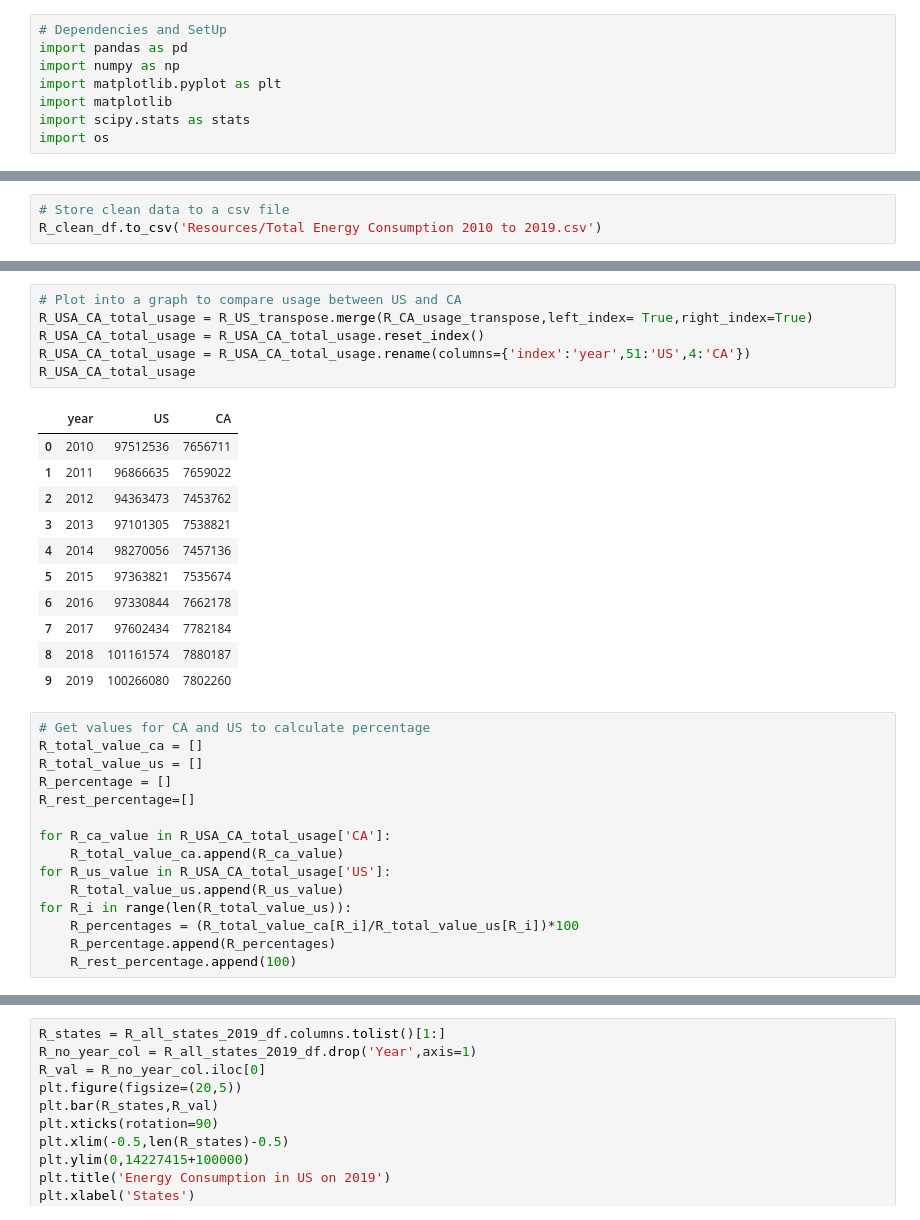
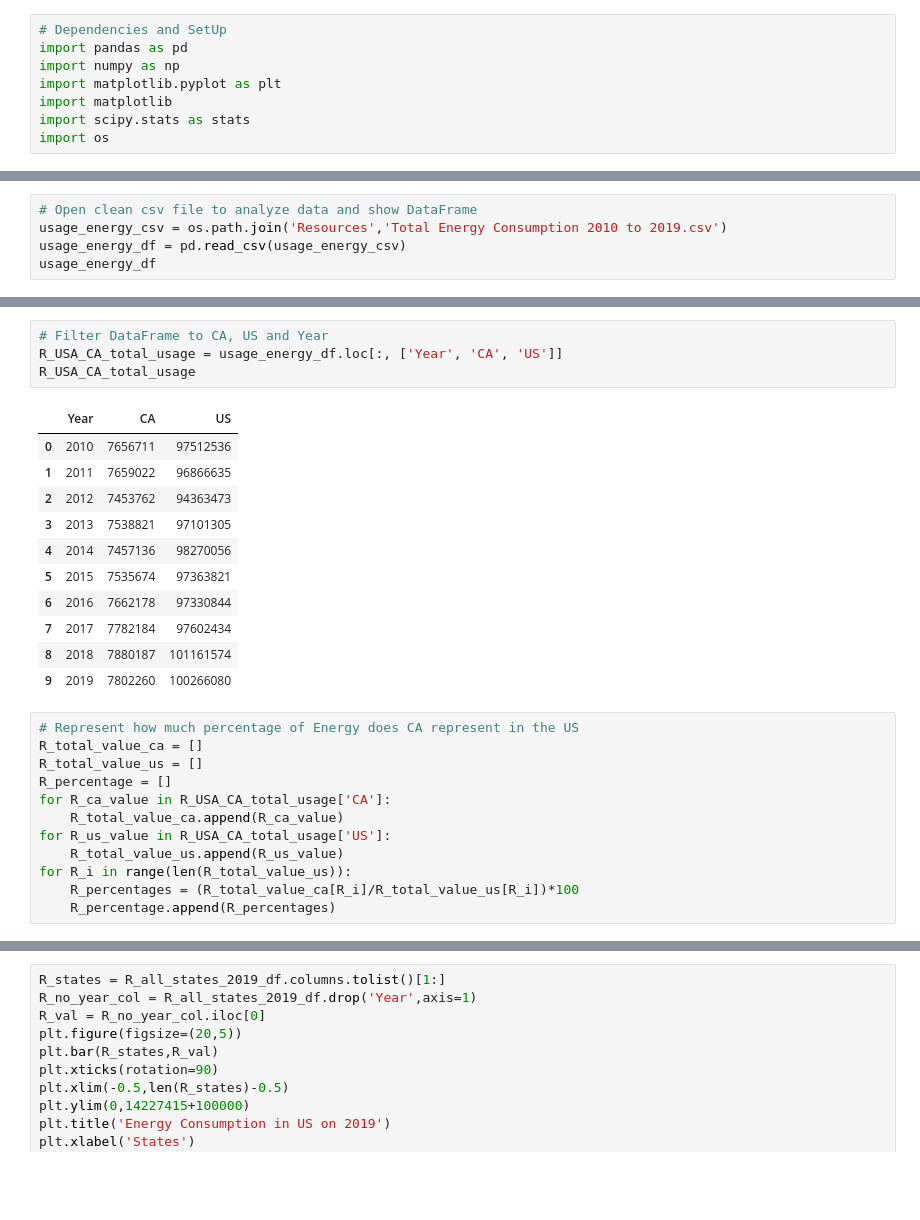
Before and after one commit to DylanRCastillo/CA-US-Emissions-and-Energy-Production, a Jupyter notebook: Total Energy Usage.ipynb, the cells around one changed output, grey strips where cells are left out. Saved outputs shown, nothing was run; the diff lists cells and outputs as text; blank space fills up the shorter version.

```diff
--- a/Total Energy Usage.ipynb
+++ b/Total Energy Usage.ipynb
@@ -36,3 +11,5 @@ R_clean_df.head()
 # %%
-# Store clean data to a csv file
-R_clean_df.to_csv('Resources/Total Energy Consumption 2010 to 2019.csv')
+# Open clean csv file to analyze data and show DataFrame
+usage_energy_csv = os.path.join('Resources','Total Energy Consumption 2010 to 2019.csv')
+usage_energy_df = pd.read_csv(usage_energy_csv)
+usage_energy_df
@@ -97,28 +95,24 @@ plt.show()
 # %%
-# Plot into a graph to compare usage between US and CA
-R_USA_CA_total_usage = R_US_transpose.merge(R_CA_usage_transpose,left_index= True,right_index=True)
-R_USA_CA_total_usage = R_USA_CA_total_usage.reset_index()
-R_USA_CA_total_usage = R_USA_CA_total_usage.rename(columns={'index':'year',51:'US',4:'CA'})
+# Filter DataFrame to CA, US and Year
+R_USA_CA_total_usage = usage_energy_df.loc[:, ['Year', 'CA', 'US']]
 R_USA_CA_total_usage
 # %% [output]
-|  | year | US | CA |
-| 0 | 2010 | 97512536 | 7656711 |
-| 1 | 2011 | 96866635 | 7659022 |
-| 2 | 2012 | 94363473 | 7453762 |
-| 3 | 2013 | 97101305 | 7538821 |
-| 4 | 2014 | 98270056 | 7457136 |
-| 5 | 2015 | 97363821 | 7535674 |
-| 6 | 2016 | 97330844 | 7662178 |
-| 7 | 2017 | 97602434 | 7782184 |
-| 8 | 2018 | 101161574 | 7880187 |
-| 9 | 2019 | 100266080 | 7802260 |
+|  | Year | CA | US |
+| 0 | 2010 | 7656711 | 97512536 |
+| 1 | 2011 | 7659022 | 96866635 |
+| 2 | 2012 | 7453762 | 94363473 |
+| 3 | 2013 | 7538821 | 97101305 |
+| 4 | 2014 | 7457136 | 98270056 |
+| 5 | 2015 | 7535674 | 97363821 |
+| 6 | 2016 | 7662178 | 97330844 |
+| 7 | 2017 | 7782184 | 97602434 |
+| 8 | 2018 | 7880187 | 101161574 |
+| 9 | 2019 | 7802260 | 100266080 |
 # %%
-# Get values for CA and US to calculate percentage
+# Represent how much percentage of Energy does CA represent in the US
 R_total_value_ca = []
 R_total_value_us = []
 R_percentage = []
-R_rest_percentage=[]
-
 for R_ca_value in R_USA_CA_total_usage['CA']:
     R_total_value_ca.append(R_ca_value)
 for R_us_value in R_USA_CA_total_usage['US']:
@@ -126,5 +120,4 @@ for R_us_value in R_USA_CA_total_usage['US']:
 for R_i in range(len(R_total_value_us)):
     R_percentages = (R_total_value_ca[R_i]/R_total_value_us[R_i])*100
     R_percentage.append(R_percentages)
-    R_rest_percentage.append(100)
 # %%
```
Also changed, not shown: parts of 15 cells of this notebook, 8 other files.
